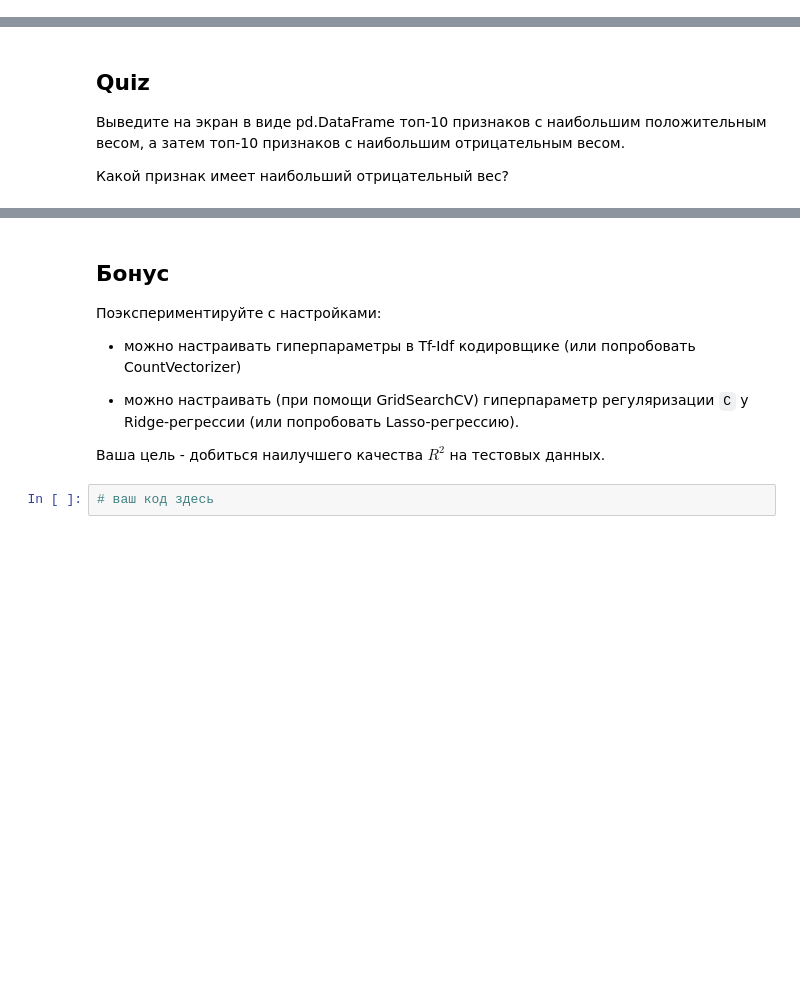
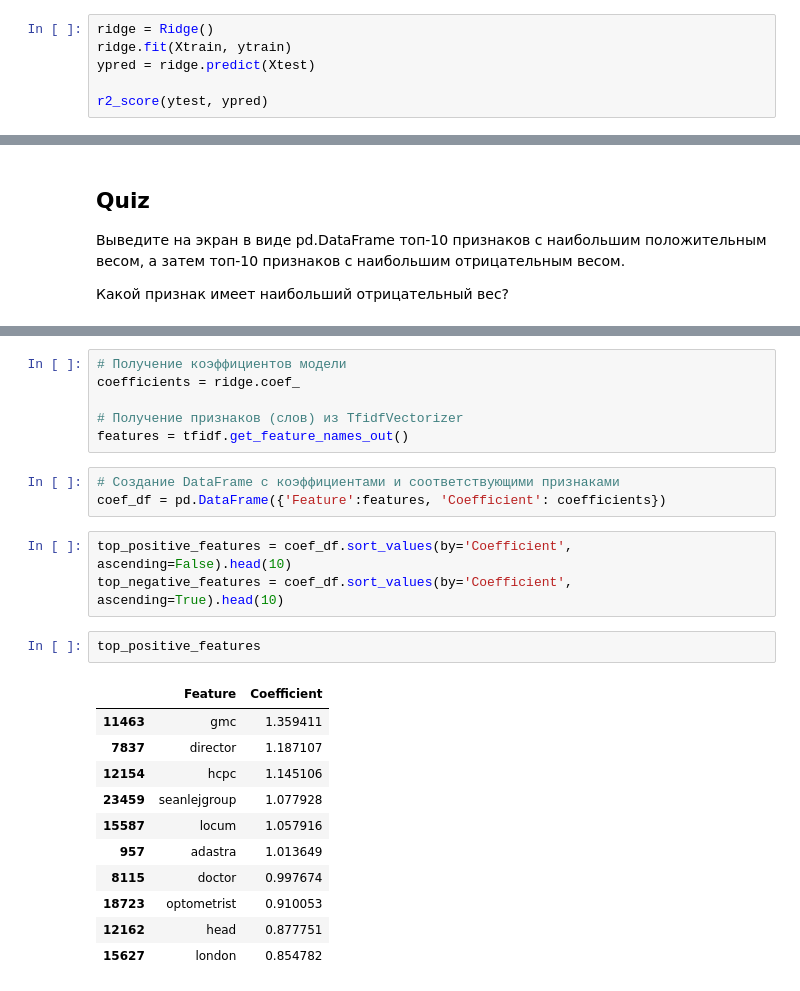
Before and after one commit to Bsshevchenko/Neural_Networks_and_NLP, a Jupyter notebook: Hometasks/1.ML_Texts_Task.ipynb, the cells around one changed output, grey strips where cells are left out. Saved outputs shown, nothing was run; the diff lists cells and outputs as text; blank space fills up the shorter version.

```diff
--- a/Hometasks/1.ML_Texts_Task.ipynb
+++ b/Hometasks/1.ML_Texts_Task.ipynb
@@ -89,0 +138,6 @@ plt.show()
+# %%
+ridge = Ridge()
+ridge.fit(Xtrain, ytrain)
+ypred = ridge.predict(Xtest)
+
+r2_score(ytest, ypred)
@@ -120,12 +186,26 @@ np.exp(clf.predict(tfidf.transform([u"manager"])))
-# %% [markdown]
-## Бонус
-
-Поэкспериментируйте с настройками:
-
-* можно настраивать гиперпараметры в Tf-Idf кодировщике (или попробовать CountVectorizer)
-
-* можно настраивать (при помощи GridSearchCV) гиперпараметр регуляризации `C` у Ridge-регрессии (или попробовать Lasso-регрессию).
-
-Ваша цель - добиться наилучшего качества $R^2$ на тестовых данных.
-# %%
-# ваш код здесь
+# %%
+# Получение коэффициентов модели
+coefficients = ridge.coef_
+
+# Получение признаков (слов) из TfidfVectorizer
+features = tfidf.get_feature_names_out()
+# %%
+# Создание DataFrame с коэффициентами и соответствующими признаками
+coef_df = pd.DataFrame({'Feature':features, 'Coefficient': coefficients})
+# %%
+top_positive_features = coef_df.sort_values(by='Coefficient', ascending=False).head(10)
+top_negative_features = coef_df.sort_values(by='Coefficient', ascending=True).head(10)
+# %%
+top_positive_features
+# %% [output]
+|  | Feature | Coefficient |
+| 11463 | gmc | 1.359411 |
+| 7837 | director | 1.187107 |
+| 12154 | hcpc | 1.145106 |
+| 23459 | seanlejgroup | 1.077928 |
+| 15587 | locum | 1.057916 |
+| 957 | adastra | 1.013649 |
+| 8115 | doctor | 0.997674 |
+| 18723 | optometrist | 0.910053 |
+| 12162 | head | 0.877751 |
+| 15627 | london | 0.854782 |
```
Also changed, not shown: parts of 22 cells of this notebook.
